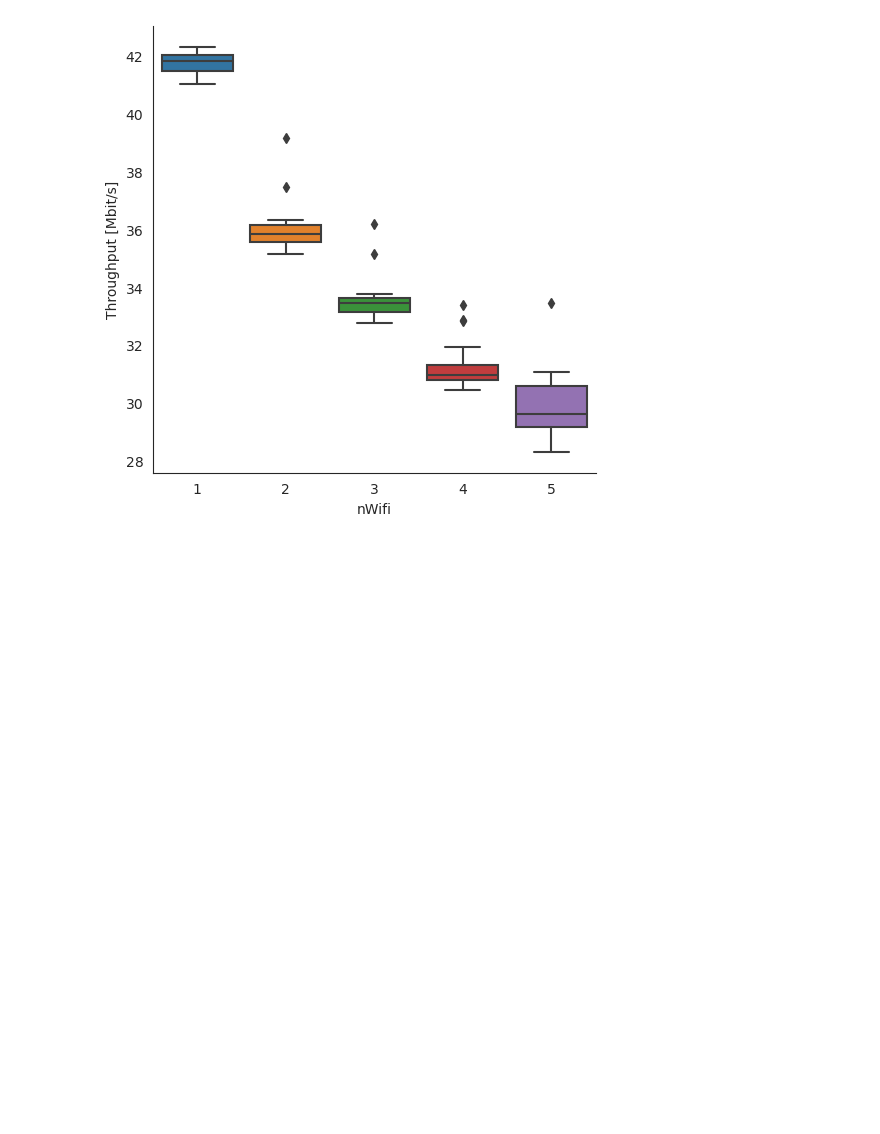
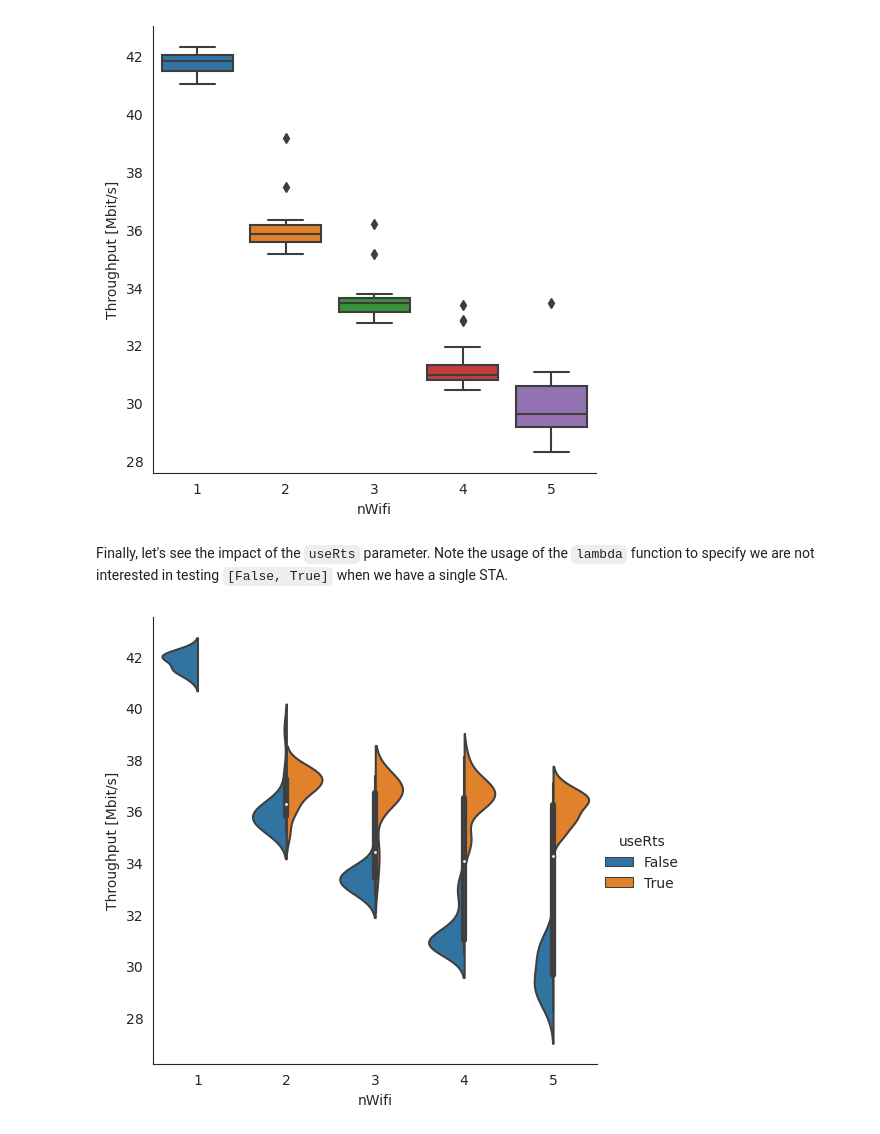
Before and after one commit to signetlabdei/sem, a Jupyter notebook: examples/WiFi Plots.ipynb, the cells around one changed output. Drawn from its saved outputs; the diff is of its cells as text; code cells hidden in the pictures; blank space fills up the shorter version.

```diff
--- a/examples/WiFi Plots.ipynb
+++ b/examples/WiFi Plots.ipynb
@@ -294,3 +280,30 @@ sns.catplot(data=results,
 plt.show()
 # %% [output]
 [figure]
+# %% [markdown]
+Finally, let's see the impact of the `useRts` parameter. Note the usage of the `lambda` function to specify we are not interested in testing `[False, True]` when we have a single STA.
+# %%
+params = {
+    'nWifi': list(range(1, 6)),
+    'distance': [10],
+    'useRts': lambda p: [False] if p['nWifi'] == 1 else [False, True],
+    'useShortGuardInterval': [False],
+    'mcs': [6],
+    'channelWidth': [20],
+    'simulationTime': [4],
+}
+runs = 20
+
+campaign.run_missing_simulations(params, runs=runs)
+
+results = campaign.get_results_as_dataframe(get_average_throughput,
+                                            params=params)
+sns.catplot(data=results,
+            x='nWifi',
+            y='Throughput [Mbit/s]',
+            hue='useRts',
+            split=True,
+            kind='violin')
+plt.show()
+# %% [output]
+[figure, added]
```
Also changed, not shown: parts of 12 cells of this notebook, 2 other files.
